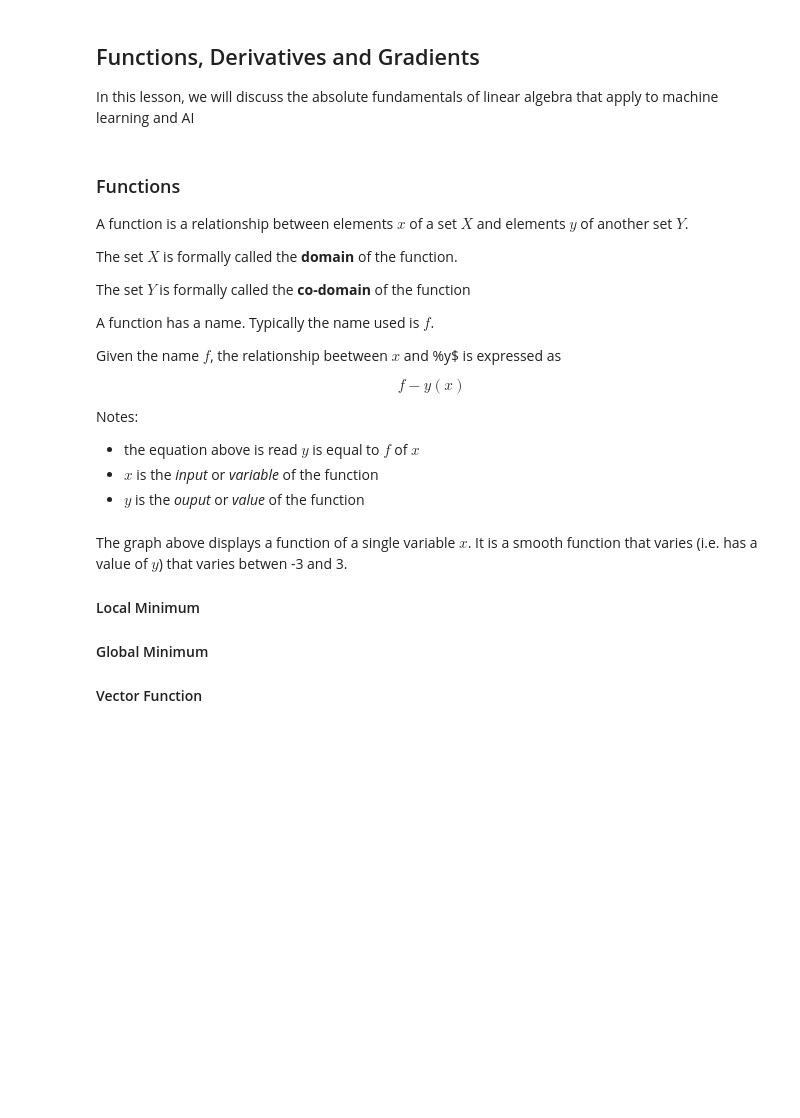
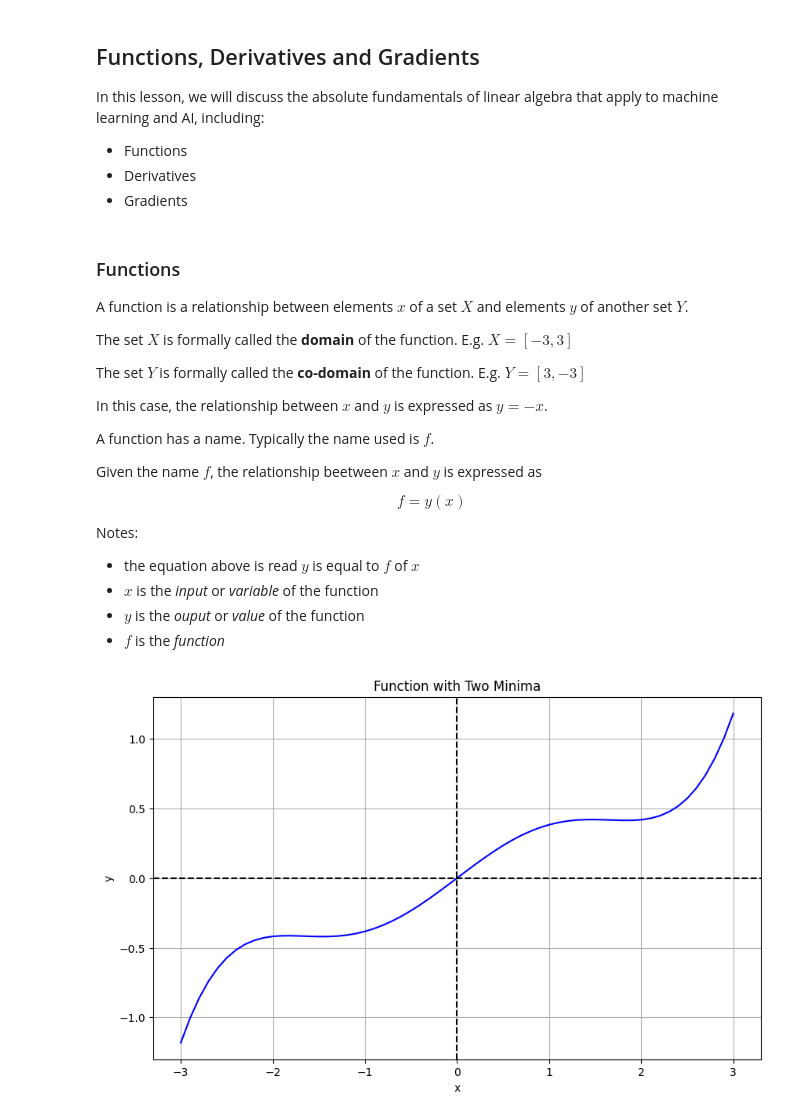
Before and after one commit to prashantnayak-edu/zero-to-ai, a Jupyter notebook: notes/func-der-grad.ipynb, the cells around one changed output. Saved outputs shown, nothing was run; the diff lists cells and outputs as text; code cells hidden in the pictures; blank space fills up the shorter version.

Commit message:
updating funcs and derivatives

```diff
--- a/notes/func-der-grad.ipynb
+++ b/notes/func-der-grad.ipynb
@@ -1,40 +1,52 @@
 # %% [markdown]
 ## Functions, Derivatives and Gradients
 
-In this lesson, we will discuss the absolute fundamentals of linear algebra that apply to machine learning and AI
+In this lesson, we will discuss the absolute fundamentals of linear algebra that apply to machine learning and AI, including:
+
+- Functions
+- Derivatives
+- Gradients
 # %% [markdown]
 ### Functions
 
 A function is a relationship between elements $x$ of a set $X$ and elements $y$ of another set $Y$.
 
-The set $X$ is formally called the **domain** of the function.
+The set $X$ is formally called the **domain** of the function. E.g. $X = [-3, 3]$
 
-The set $Y$ is formally called the **co-domain** of the function
+The set $Y$ is formally called the **co-domain** of the function. E.g. $Y = [3, -3]$
+
+In this case, the relationship between $x$ and $y$ is expressed as $y = -x$.
 
 A function has a name. Typically the name used is $f$.
 
-Given the name $f$, the relationship beetween $x$ and %y$ is expressed as
+Given the name $f$, the relationship beetween $x$ and $y$ is expressed as
 
 $$
-f - y(x)
+f = y(x)
 $$
 
 Notes:
   - the equation above is read $y$ is equal to $f$ of $x$
   - $x$ is the *input* or *variable* of the function
   - $y$ is the *ouput* or *value* of the function
+  - $f$ is the *function*
 # %%
 import math
 import numpy as np
 import matplotlib.pyplot as plt
 %matplotlib inline
-# %% [markdown]
-The graph above displays a function of a single variable $x$. It is a smooth function that varies (i.e. has a value of $y$) that varies betwen -3 and 3.
-
-#### Local Minimum
-
-
-#### Global Minimum
-
-
-#### Vector Function
+# %%
+x = np.arange(-3, 3.1, 0.1)  # Range from -3 to 3 with steps of 0.1
+y = 0.2 * (x**3) - 1.5 * x + 2 * np.sin(x)
+
+plt.figure(figsize=(10, 6))
+plt.plot(x, y, 'b-')
+plt.title('Function with Two Minima')
+plt.xlabel('x')
+plt.ylabel('y')
+plt.grid(True)
+plt.axhline(y=0, color='k', linestyle='--')
+plt.axvline(x=0, color='k', linestyle='--')
+plt.show()
+# %% [output]
+[figure, added]
```
Also changed, not shown: parts of 4 cells of this notebook.
